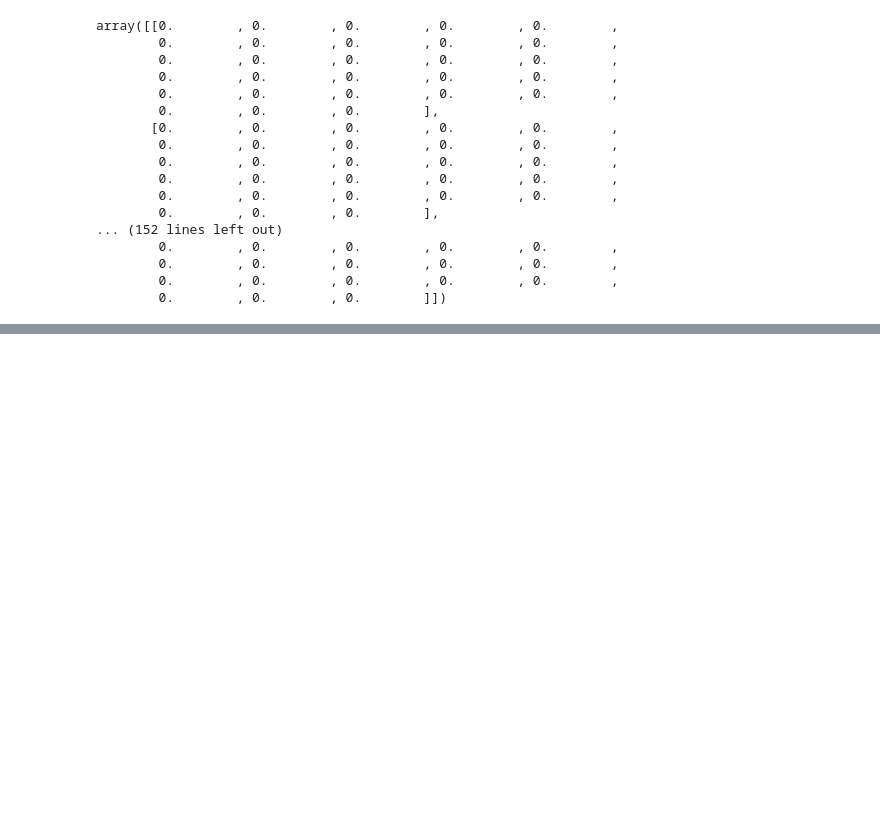
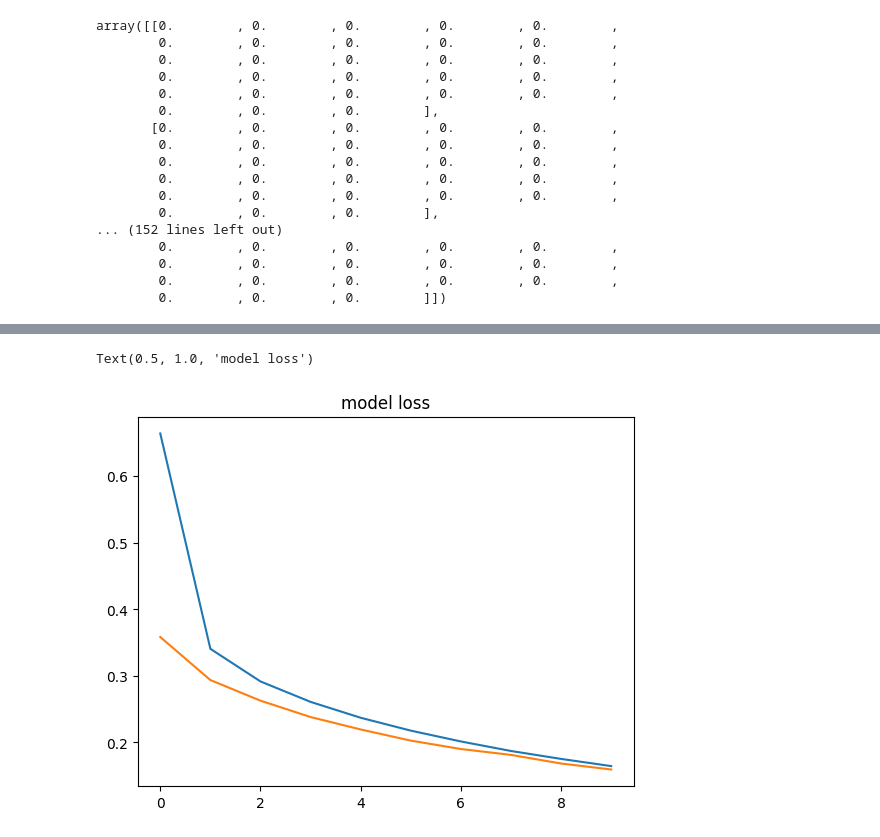
Before and after one commit to Omihase44/Deep-Learning-LP-IV, a Jupyter notebook: exp2.ipynb, the cells around one changed output, grey strips where cells are left out. Saved outputs shown, nothing was run; the diff lists cells and outputs as text; code cells hidden in the pictures; blank space fills up the shorter version.

```diff
--- a/exp2.ipynb
+++ b/exp2.ipynb
@@ -101,0 +173,7 @@ Model: "sequential"
+# %%
+plt.plot(history.history['loss'])
+plt.plot(history.history['val_loss'])
+plt.title('model loss')
+# %% [output]
+Text(0.5, 1.0, 'model loss')
+[figure, added]
```
Also changed, not shown: parts of 12 cells of this notebook, 3 other files.
